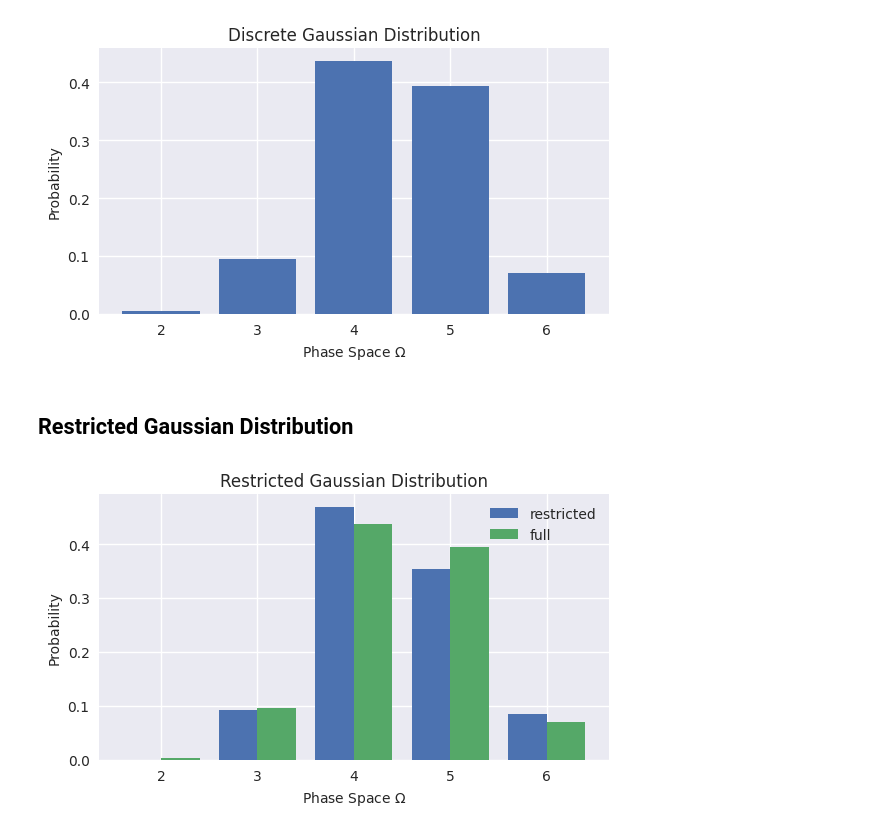
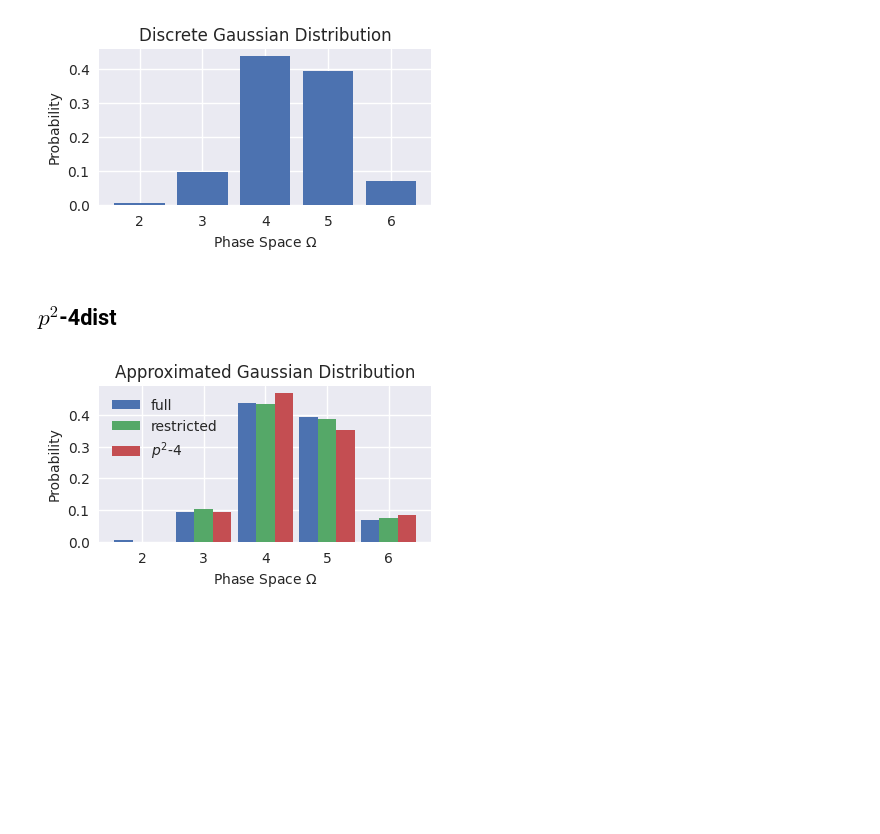
Before and after one commit to evanwonisch/NanoNetsMF, a Jupyter notebook: run/misc_plots/discrete_gaussian_graphics.ipynb, the cells around one changed output. Drawn from its saved outputs; the diff is of its cells as text; code cells hidden in the pictures; blank space fills up the shorter version.

```diff
--- a/run/misc_plots/discrete_gaussian_graphics.ipynb
+++ b/run/misc_plots/discrete_gaussian_graphics.ipynb
@@ -50,7 +51,7 @@ var = 0.6
 
 g = DiscreteGaussian1D(phase_space_min=2, phase_space_max=7)
 probs = g.calc_prob(mean, var)
-plt.figure(figsize=set_size())
+plt.figure(figsize=set_size(fraction = 0.7))
 plt.bar(g.phase_space, probs, color = "C0")
 plt.xlabel("Phase Space $\Omega$")
 plt.ylabel("Probability")
@@ -58,11 +59,14 @@ plt.title("Discrete Gaussian Distribution")
 plt.tight_layout()
 plt.savefig("../../output/misc/discrete_gaussian_dist.pdf")
 # %% [output]
-[figure, old version]
+[figure, new version]
-# %% [markdown]
-## Restricted Gaussian Distribution
+# %% [markdown]
+## $p^2$-4dist
 # %%
 phase_space = np.arange(2,7)
+# %%
+g = DiscreteGaussian1D(phase_space_min=2, phase_space_max=7)
+g2 = RestrictedGaussian1D(phase_space_min=2, phase_space_max=7)
 # %%
 mean = 4.43
 var = 0.6
@@ -85,14 +89,18 @@ probs[2] = p1
 probs[3] = p2
 probs[4] = p3
 # %%
-plt.figure(figsize = set_size())
-plt.bar(phase_space-0.2, probs, width = 0.4, label = "restricted")
-plt.bar(phase_space+0.2, g.calc_prob(mean, var), width =  0.4, label = "full")
+plt.figure(figsize = set_size(fraction = 0.7))
+
+plt.bar(phase_space-0.3, g.calc_prob(mean, var), width =  0.3, label = "full")
+plt.bar(phase_space, g2.calc_prob(mean, var), width = 0.3, label = "restricted")
+plt.bar(phase_space+0.3, probs, width = 0.3, label = "$p^2$-4")
+
+
 plt.xlabel("Phase Space $\Omega$")
 plt.ylabel("Probability")
-plt.title("Restricted Gaussian Distribution")
+plt.title("Approximated Gaussian Distribution")
 plt.legend()
 plt.tight_layout()
-plt.savefig("../../output/misc/restricted_gaussian_dist.pdf")
+plt.savefig("../../output/misc/approximated_gaussian_dist.pdf")
 # %% [output]
-[figure, old version]
+[figure, new version]
```
Also changed, not shown: parts of 1 cell of this notebook, 31 other files.
